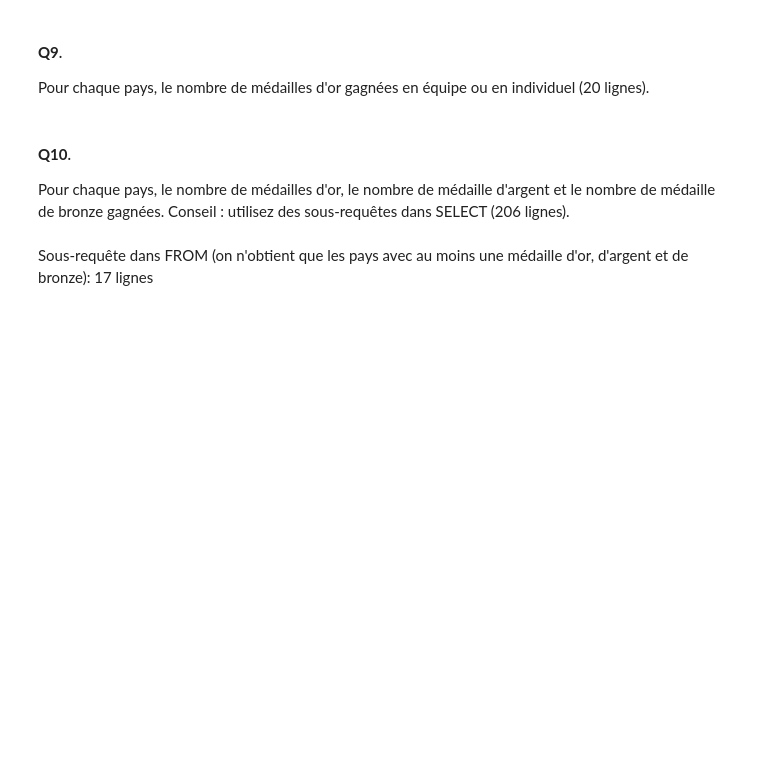
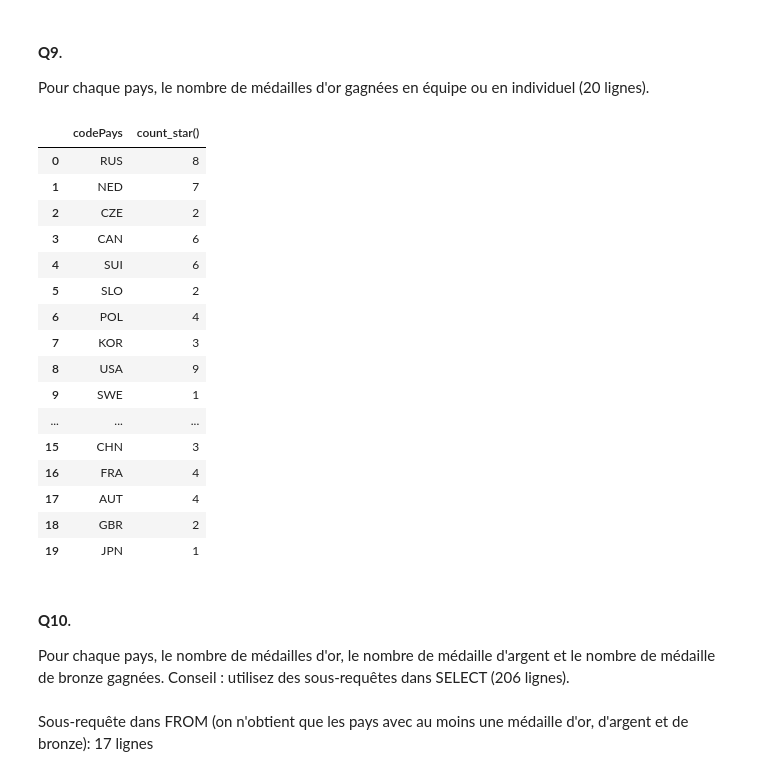
Before and after one commit to A-Aboo/UL2IN0019, a Jupyter notebook: TME 8 Compléments SQL-20260423/TD_TP_8_ETUDIANTS.ipynb, the cells around one changed output. Saved outputs shown, nothing was run; the diff lists cells and outputs as text; code cells hidden in the pictures; blank space fills up the shorter version.

```diff
--- a/TME 8 Compléments SQL-20260423/TD_TP_8_ETUDIANTS.ipynb
+++ b/TME 8 Compléments SQL-20260423/TD_TP_8_ETUDIANTS.ipynb
@@ -902,10 +949,45 @@ db.execute(query).df()
 Pour chaque pays, le nombre de médailles d'or gagnées en équipe ou en individuel (20 lignes).
 # %%
 query="""
+select codepays , count(*)
+from (
+        select a.codepays
+        from athlete a
+        natural join rangindividuel r
+        where r.rang = 1
 
+        union all
+
+        select distinct a.codepays
+        from athlete a
+        natural join athletesequipe aq
+        natural join rangequipe rq
+        where rq.rang = 1
+
+    ) as medals
+
+group by codepays
 """
 
 db.execute(query).df()
+# %% [output]
+|  | codePays | count_star() |
+| 0 | RUS | 8 |
+| 1 | NED | 7 |
+| 2 | CZE | 2 |
+| 3 | CAN | 6 |
+| 4 | SUI | 6 |
+| 5 | SLO | 2 |
+| 6 | POL | 4 |
+| 7 | KOR | 3 |
+| 8 | USA | 9 |
+| 9 | SWE | 1 |
+| ... | ... | ... |
+| 15 | CHN | 3 |
+| 16 | FRA | 4 |
+| 17 | AUT | 4 |
+| 18 | GBR | 2 |
+| 19 | JPN | 1 |
 # %% [markdown]
 #### **Q10**.
 Pour chaque pays, le nombre de médailles d'or, le nombre de médaille d'argent et le nombre de médaille de bronze gagnées. Conseil : utilisez des sous-requêtes dans  SELECT (206 lignes).
```
Also changed, not shown: parts of 3 cells of this notebook.
